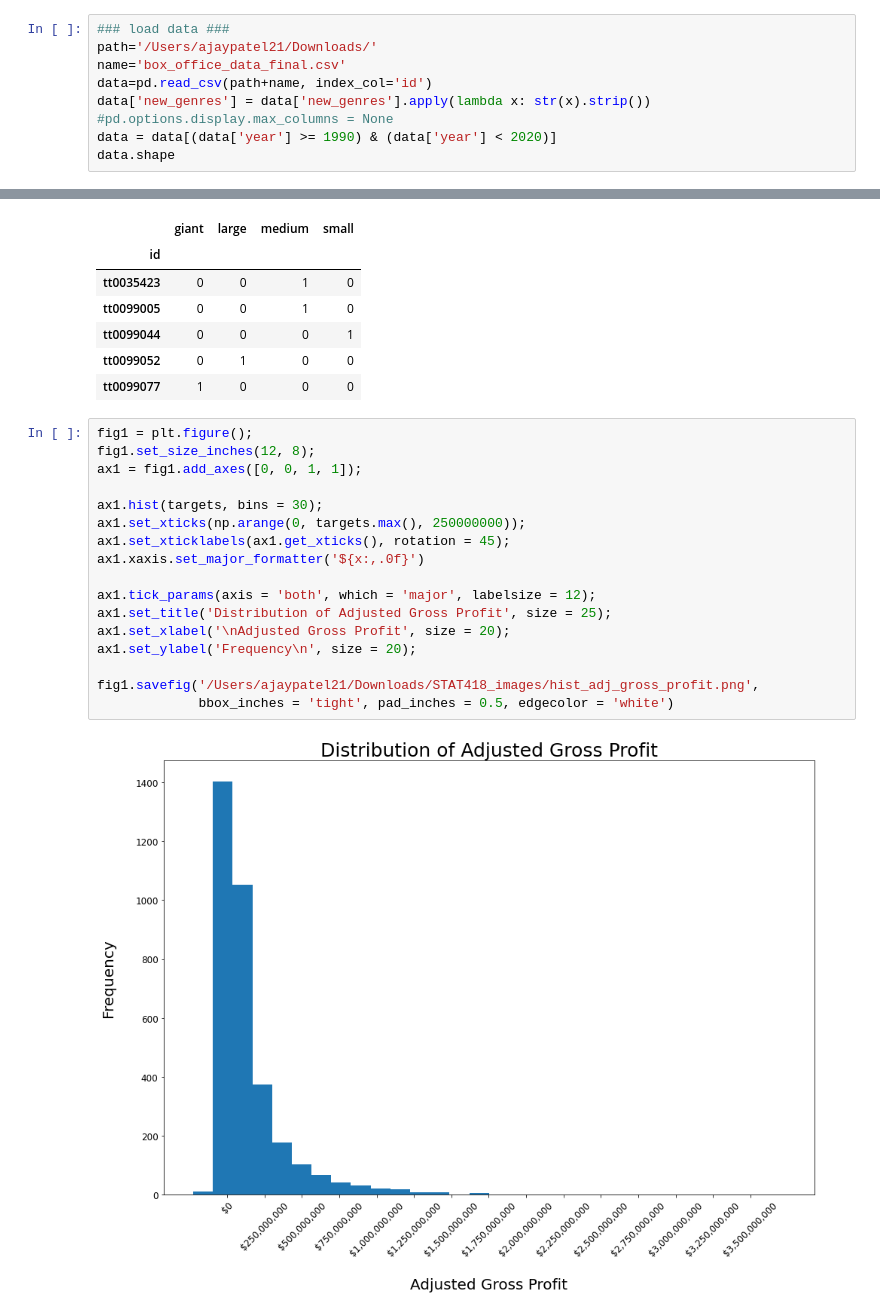
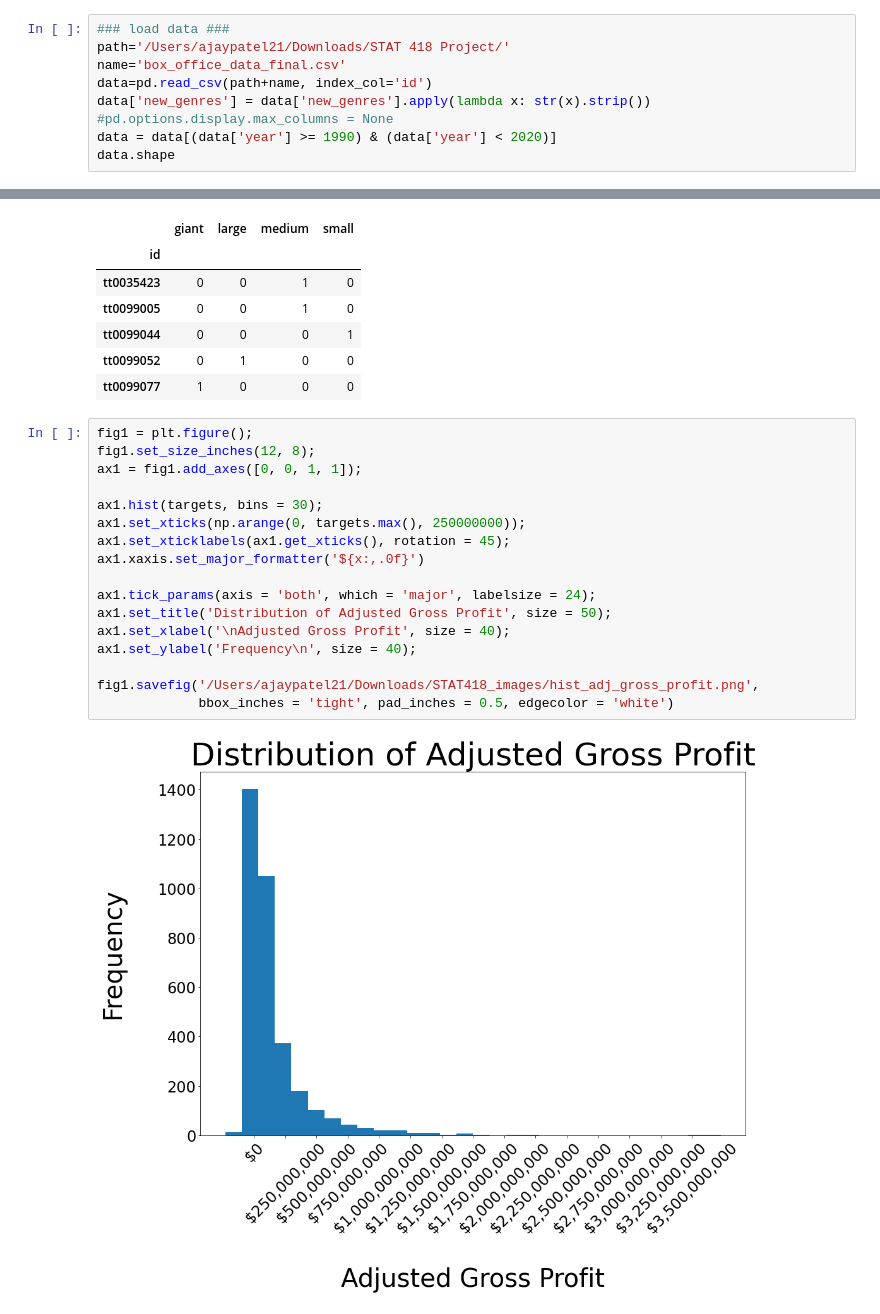
Before and after one commit to dan-kwon/movie-finder, a Jupyter notebook: EDA.ipynb, the cells around one changed output, grey strips where cells are left out. Saved outputs shown, nothing was run; the diff lists cells and outputs as text.

Commit message:
update axes text size

```diff
--- a/EDA.ipynb
+++ b/EDA.ipynb
@@ -8,7 +8,7 @@ from datetime import datetime as dt
 warnings.filterwarnings('ignore')
 # %%
 ### load data ###
-path='/Users/ajaypatel21/Downloads/'
+path='/Users/ajaypatel21/Downloads/STAT 418 Project/'
 name='box_office_data_final.csv'
 data=pd.read_csv(path+name, index_col='id')
 data['new_genres'] = data['new_genres'].apply(lambda x: str(x).strip())
@@ -122,22 +122,22 @@ one_hot_cosize.head()
 # %%
 fig1 = plt.figure();
 fig1.set_size_inches(12, 8);
 ax1 = fig1.add_axes([0, 0, 1, 1]);
 
 ax1.hist(targets, bins = 30);
 ax1.set_xticks(np.arange(0, targets.max(), 250000000));
 ax1.set_xticklabels(ax1.get_xticks(), rotation = 45);
 ax1.xaxis.set_major_formatter('${x:,.0f}')
 
-ax1.tick_params(axis = 'both', which = 'major', labelsize = 12);
-ax1.set_title('Distribution of Adjusted Gross Profit', size = 25);
-ax1.set_xlabel('\nAdjusted Gross Profit', size = 20);
-ax1.set_ylabel('Frequency\n', size = 20);
+ax1.tick_params(axis = 'both', which = 'major', labelsize = 24);
+ax1.set_title('Distribution of Adjusted Gross Profit', size = 50);
+ax1.set_xlabel('\nAdjusted Gross Profit', size = 40);
+ax1.set_ylabel('Frequency\n', size = 40);
 
 fig1.savefig('/Users/ajaypatel21/Downloads/STAT418_images/hist_adj_gross_profit.png',
              bbox_inches = 'tight', pad_inches = 0.5, edgecolor = 'white')
 # %% [output]
-[figure, old version]
+[figure, new version]
 # %%
 fig1 = plt.figure();
 fig1.set_size_inches(12, 8);
```
Also changed, not shown: parts of 10 cells of this notebook.
